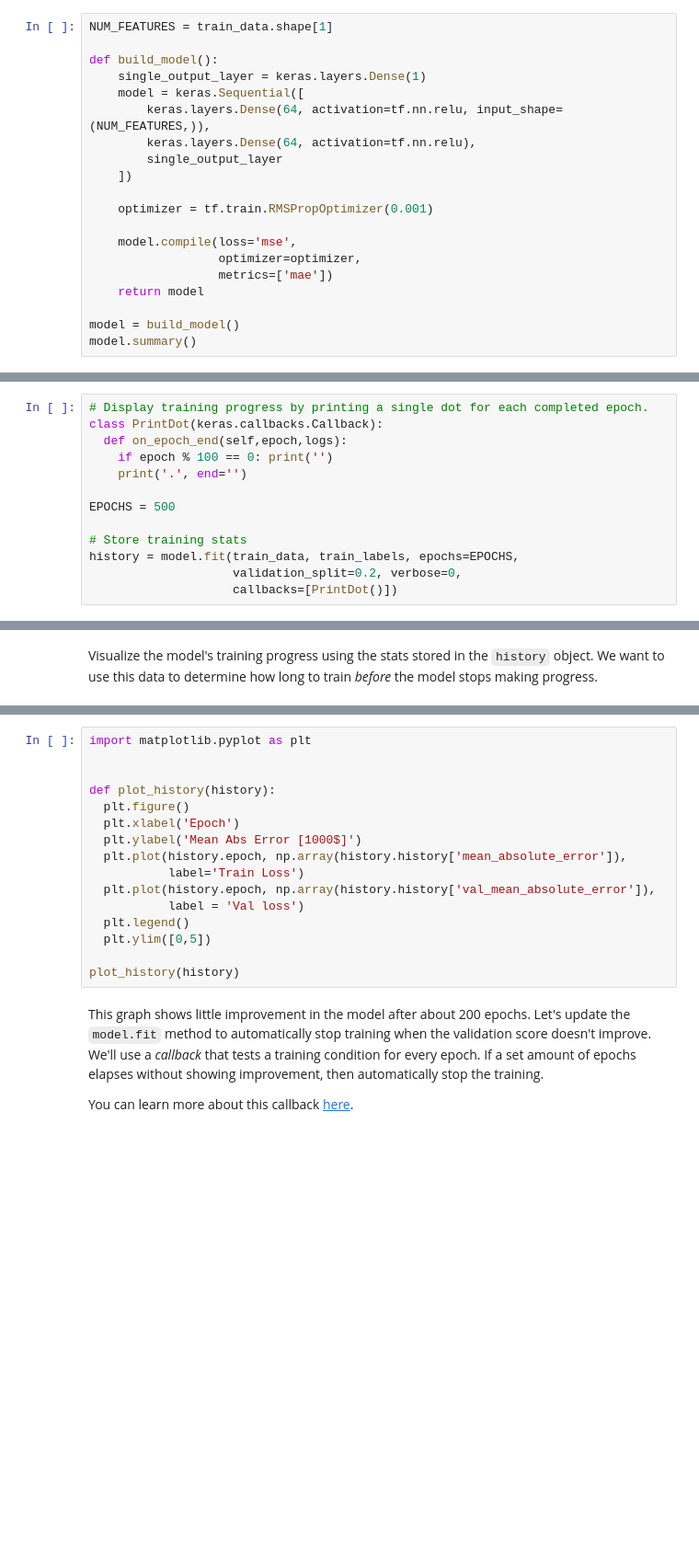
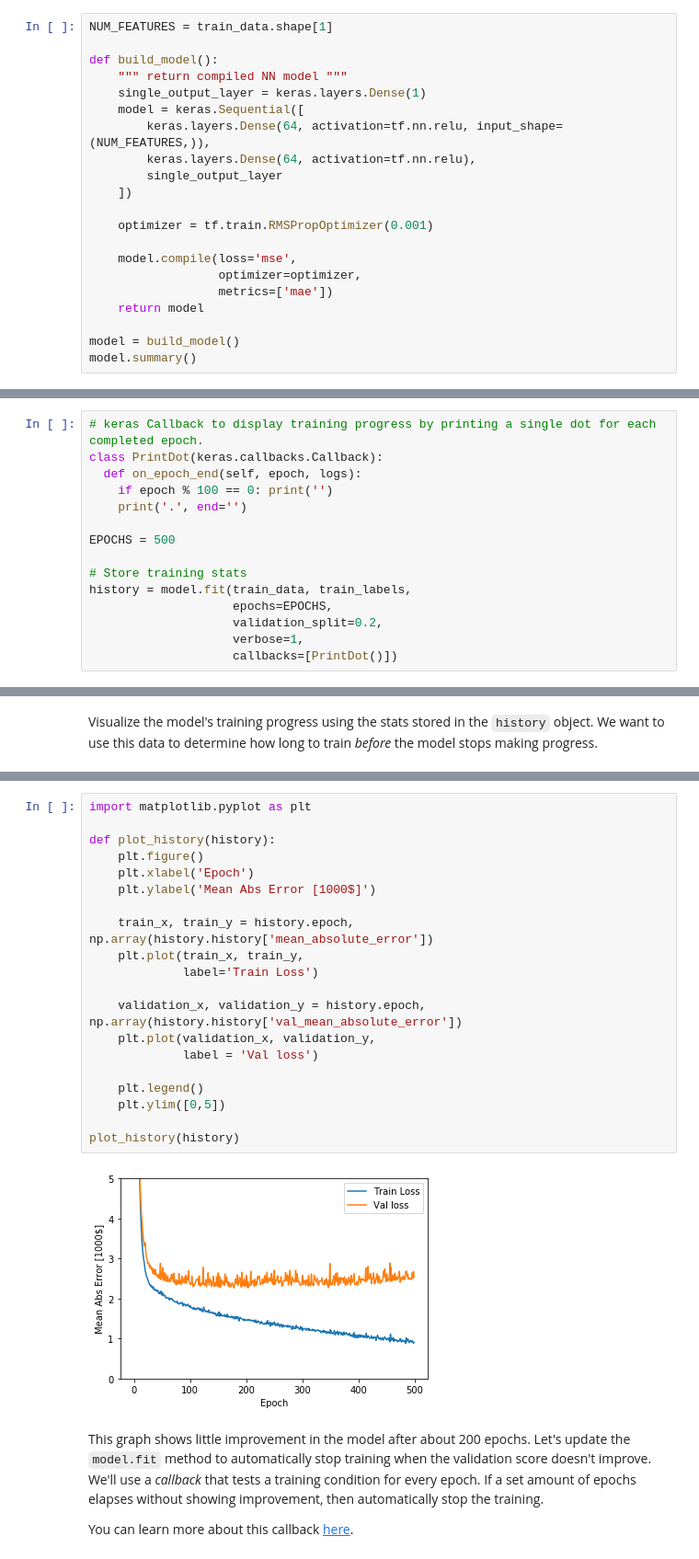
Before and after one commit to reedv/tensorflow-tutorials-refactored, a Jupyter notebook: getting-started/basic_regression.ipynb, the cells around one changed output, grey strips where cells are left out. Shown: that part at 92% size. Saved outputs shown, nothing was run; the diff lists cells and outputs as text; blank space fills up the shorter version.

```diff
--- a/getting-started/basic_regression.ipynb
+++ b/getting-started/basic_regression.ipynb
@@ -193,6 +193,7 @@ Let's build our model. Here, we'll use a `Sequential` model with two densely con
 NUM_FEATURES = train_data.shape[1]
 
 def build_model():
+    """ return compiled NN model """
     single_output_layer = keras.layers.Dense(1)
     model = keras.Sequential([
         keras.layers.Dense(64, activation=tf.nn.relu, input_shape=(NUM_FEATURES,)),
@@ -228,15 +229,17 @@ _________________________________________________________________
 
 The model is trained for 500 epochs, and record the training and validation accuracy in the `history` object.
 # %%
-# Display training progress by printing a single dot for each completed epoch.
+# keras Callback to display training progress by printing a single dot for each completed epoch.
 class PrintDot(keras.callbacks.Callback):
-  def on_epoch_end(self,epoch,logs):
+  def on_epoch_end(self, epoch, logs):
     if epoch % 100 == 0: print('')
     print('.', end='')
 
 EPOCHS = 500
 
 # Store training stats
-history = model.fit(train_data, train_labels, epochs=EPOCHS,
-                    validation_split=0.2, verbose=0,
+history = model.fit(train_data, train_labels,
+                    epochs=EPOCHS,
+                    validation_split=0.2,
+                    verbose=1,
                     callbacks=[PrintDot()])
@@ -245,19 +281,25 @@ Visualize the model's training progress using the stats stored in the `history`
 # %%
 import matplotlib.pyplot as plt
 
+def plot_history(history):
+    plt.figure()
+    plt.xlabel('Epoch')
+    plt.ylabel('Mean Abs Error [1000$]')
 
-def plot_history(history):
-  plt.figure()
-  plt.xlabel('Epoch')
-  plt.ylabel('Mean Abs Error [1000$]')
-  plt.plot(history.epoch, np.array(history.history['mean_absolute_error']),
-           label='Train Loss')
-  plt.plot(history.epoch, np.array(history.history['val_mean_absolute_error']),
-           label = 'Val loss')
-  plt.legend()
-  plt.ylim([0,5])
+    train_x, train_y = history.epoch, np.array(history.history['mean_absolute_error'])
+    plt.plot(train_x, train_y,
+             label='Train Loss')
+
+    validation_x, validation_y = history.epoch, np.array(history.history['val_mean_absolute_error'])
+    plt.plot(validation_x, validation_y,
+             label = 'Val loss')
+
+    plt.legend()
+    plt.ylim([0,5])
 
 plot_history(history)
+# %% [output]
+[figure, added]
 # %% [markdown]
 This graph shows little improvement in the model after about 200 epochs. Let's update the `model.fit` method to automatically stop training when the validation score doesn't improve. We'll use a *callback* that tests a training condition for  every epoch. If a set amount of epochs elapses without showing improvement, then automatically stop the training.
 
```
Also changed, not shown: parts of 7 cells of this notebook.
